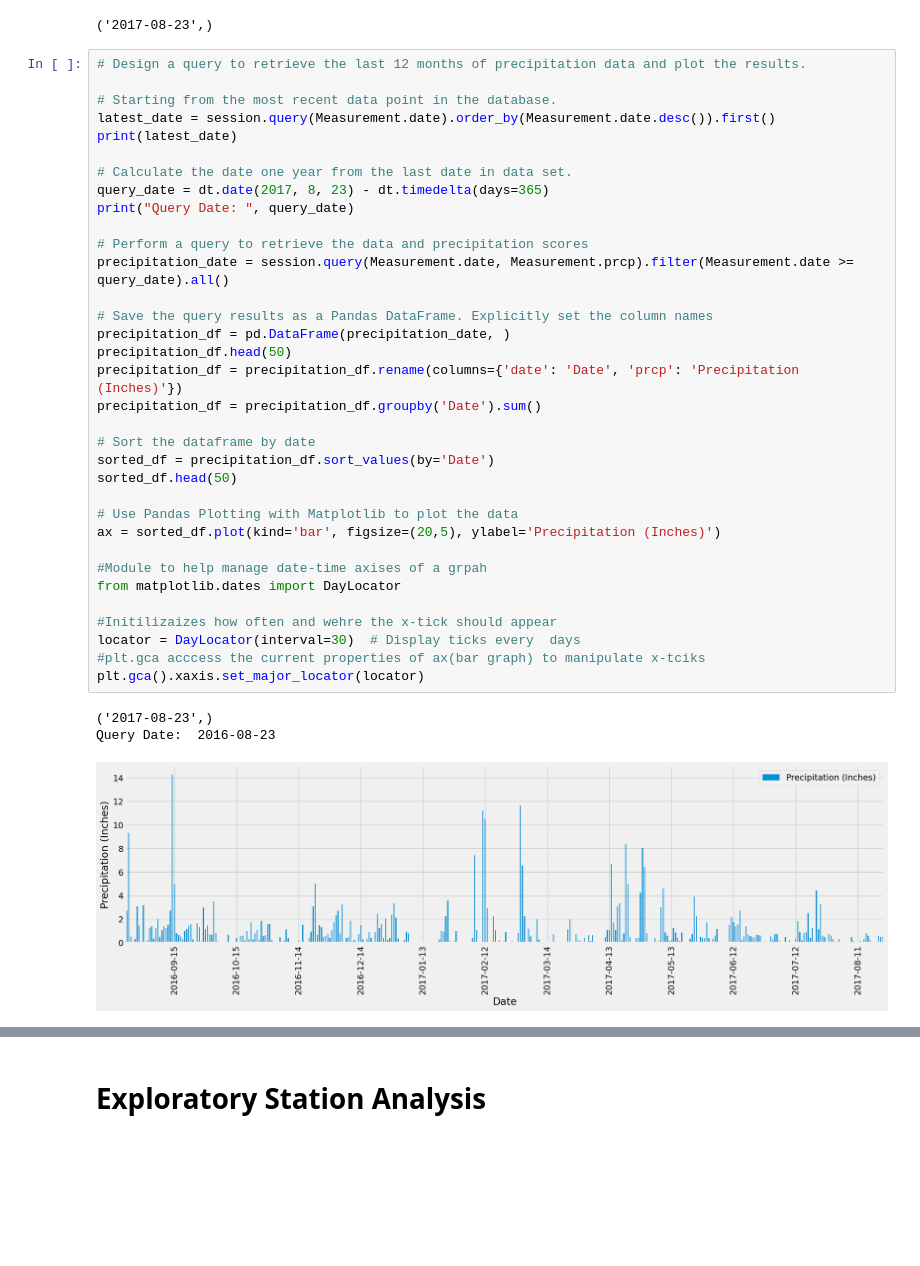
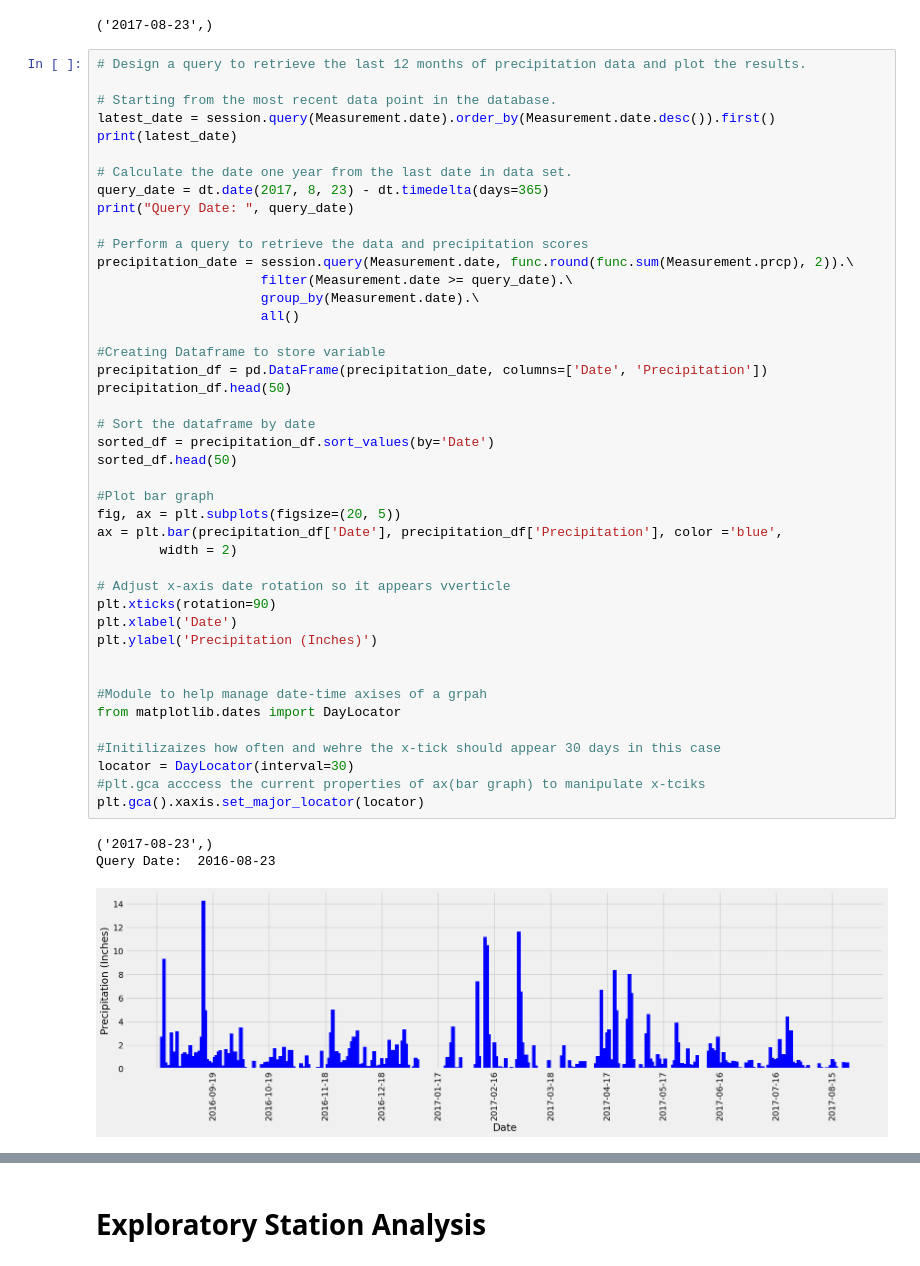
Before and after one commit to Allan-CM/Weather_Data_Analysis, a Jupyter notebook: SurfsUp/climate_starter.ipynb, the cells around one changed output, grey strips where cells are left out. Cells and saved outputs as stored; diff of their text form; blank space fills up the shorter version.

```diff
--- a/SurfsUp/climate_starter.ipynb
+++ b/SurfsUp/climate_starter.ipynb
@@ -85,40 +63,49 @@ session.query(Measurement.date).order_by(Measurement.date.desc()).first()
 # %%
 # Design a query to retrieve the last 12 months of precipitation data and plot the results.
 
 # Starting from the most recent data point in the database.
 latest_date = session.query(Measurement.date).order_by(Measurement.date.desc()).first()
 print(latest_date)
 
 # Calculate the date one year from the last date in data set.
 query_date = dt.date(2017, 8, 23) - dt.timedelta(days=365)
 print("Query Date: ", query_date)
 
 # Perform a query to retrieve the data and precipitation scores
-precipitation_date = session.query(Measurement.date, Measurement.prcp).filter(Measurement.date >= query_date).all()
+precipitation_date = session.query(Measurement.date, func.round(func.sum(Measurement.prcp), 2)).\
+                     filter(Measurement.date >= query_date).\
+                     group_by(Measurement.date).\
+                     all()
 
-# Save the query results as a Pandas DataFrame. Explicitly set the column names
-precipitation_df = pd.DataFrame(precipitation_date, )
+#Creating Dataframe to store variable
+precipitation_df = pd.DataFrame(precipitation_date, columns=['Date', 'Precipitation'])
 precipitation_df.head(50)
-precipitation_df = precipitation_df.rename(columns={'date': 'Date', 'prcp': 'Precipitation (Inches)'})
-precipitation_df = precipitation_df.groupby('Date').sum()
 
 # Sort the dataframe by date
 sorted_df = precipitation_df.sort_values(by='Date')
 sorted_df.head(50)
 
-# Use Pandas Plotting with Matplotlib to plot the data
-ax = sorted_df.plot(kind='bar', figsize=(20,5), ylabel='Precipitation (Inches)')
+#Plot bar graph
+fig, ax = plt.subplots(figsize=(20, 5))
+ax = plt.bar(precipitation_df['Date'], precipitation_df['Precipitation'], color ='blue',
+        width = 2)
+
+# Adjust x-axis date rotation so it appears vverticle
+plt.xticks(rotation=90)
+plt.xlabel('Date')
+plt.ylabel('Precipitation (Inches)')
+
 
 #Module to help manage date-time axises of a grpah
 from matplotlib.dates import DayLocator
 
-#Initilizaizes how often and wehre the x-tick should appear
-locator = DayLocator(interval=30)  # Display ticks every  days
+#Initilizaizes how often and wehre the x-tick should appear 30 days in this case
+locator = DayLocator(interval=30)
 #plt.gca acccess the current properties of ax(bar graph) to manipulate x-tciks
 plt.gca().xaxis.set_major_locator(locator)
 # %% [output]
 ('2017-08-23',)
 Query Date:  2016-08-23
-[figure, old version]
+[figure, new version]
 # %%
 # Use Pandas to calculate the summary statistics for the precipitation data
```
Also changed, not shown: parts of 3 cells of this notebook.
